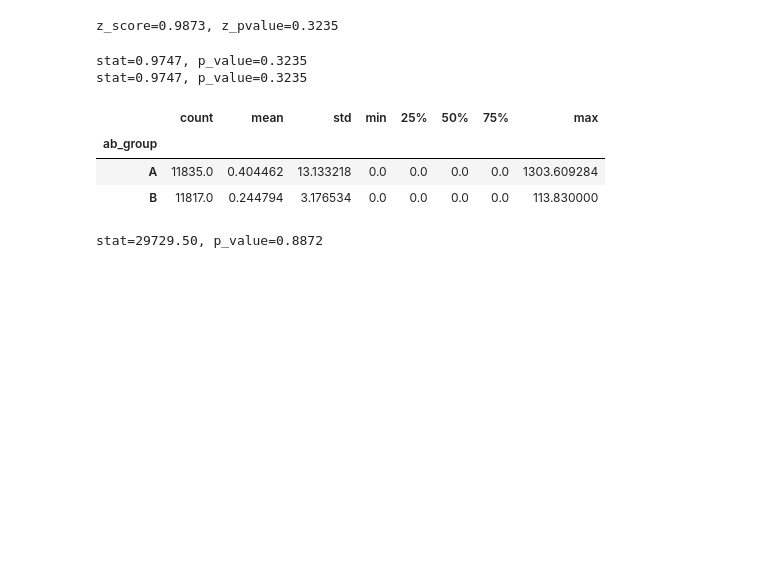
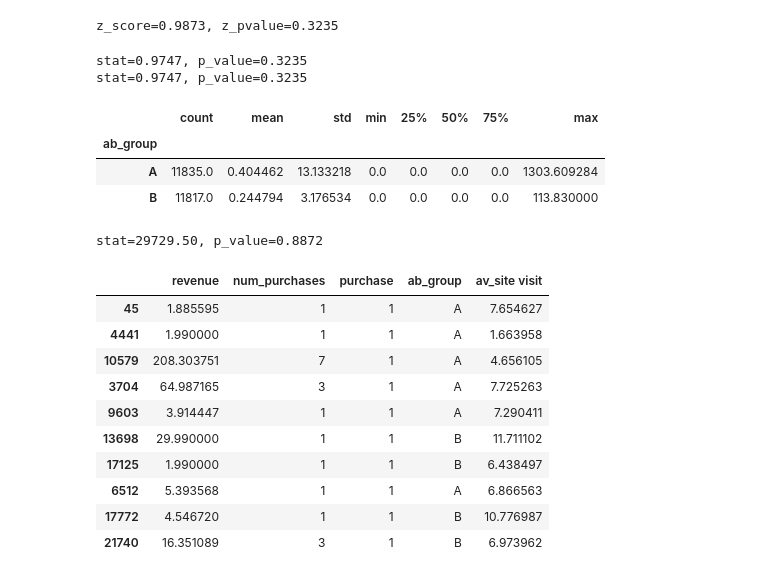
Before and after one commit to ElenaAgapitova/AB_split_testing, a Jupyter notebook: lection_py/lection_8.ipynb, the cells around one changed output. Cells and saved outputs as stored; diff of their text form; code cells hidden in the pictures; blank space fills up the shorter version.

```diff
--- a/lection_py/lection_8.ipynb
+++ b/lection_py/lection_8.ipynb
@@ -236,3 +253,18 @@ stat, p_value = mannwhitneyu(control, test)
 print(f'{stat=:.2f}, {p_value=:.4f}')
 # %% [output]
 stat=29729.50, p_value=0.8872
+# %%
+df = data[data['purchase'] == 1]
+df.sample(10)
+# %% [output]
+|  | revenue | num_purchases | purchase | ab_group | av_site visit |
+| 45 | 1.885595 | 1 | 1 | A | 7.654627 |
+| 4441 | 1.990000 | 1 | 1 | A | 1.663958 |
+| 10579 | 208.303751 | 7 | 1 | A | 4.656105 |
+| 3704 | 64.987165 | 3 | 1 | A | 7.725263 |
+| 9603 | 3.914447 | 1 | 1 | A | 7.290411 |
+| 13698 | 29.990000 | 1 | 1 | B | 11.711102 |
+| 17125 | 1.990000 | 1 | 1 | B | 6.438497 |
+| 6512 | 5.393568 | 1 | 1 | A | 6.866563 |
+| 17772 | 4.546720 | 1 | 1 | B | 10.776987 |
+| 21740 | 16.351089 | 3 | 1 | B | 6.973962 |
```
Also changed, not shown: parts of 11 cells of this notebook.
